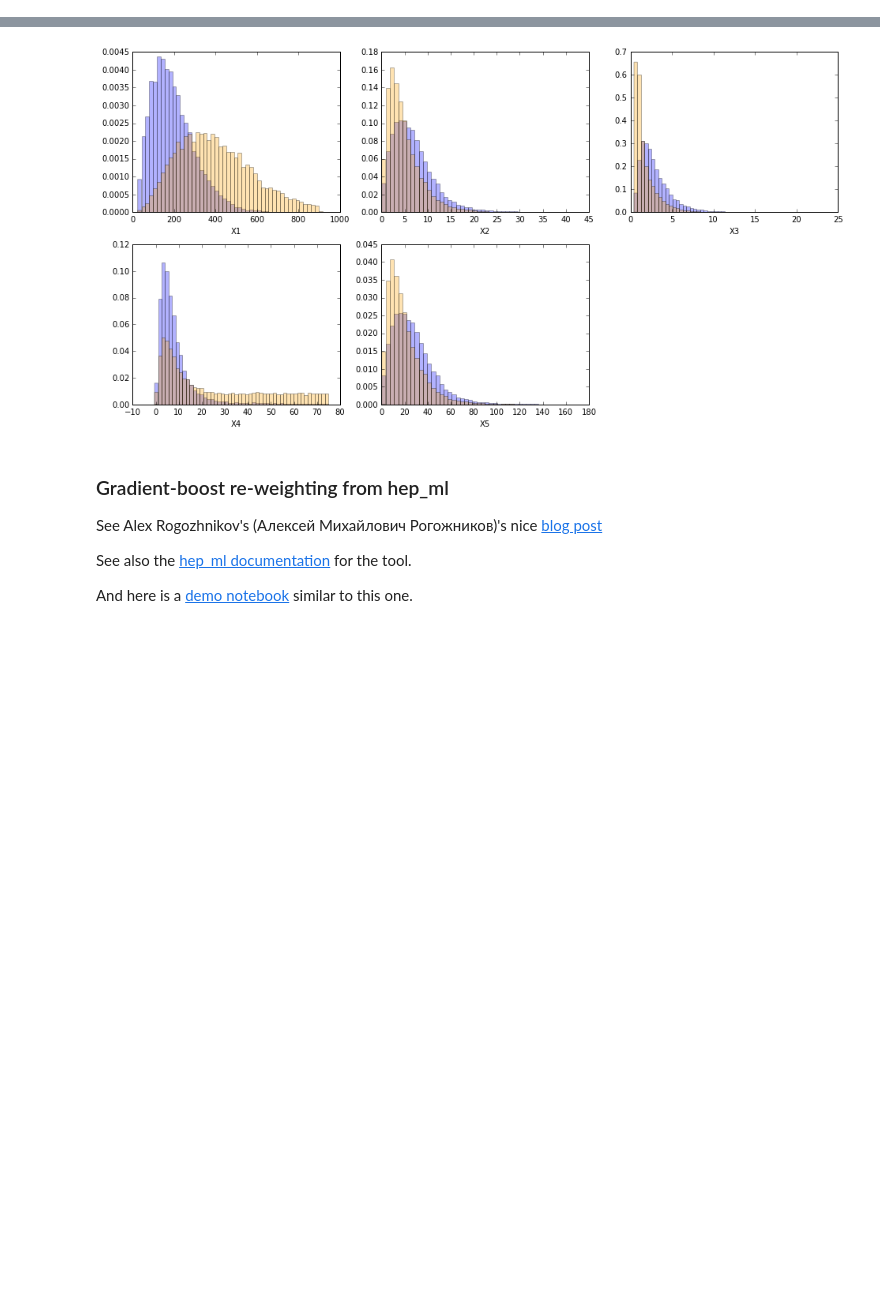
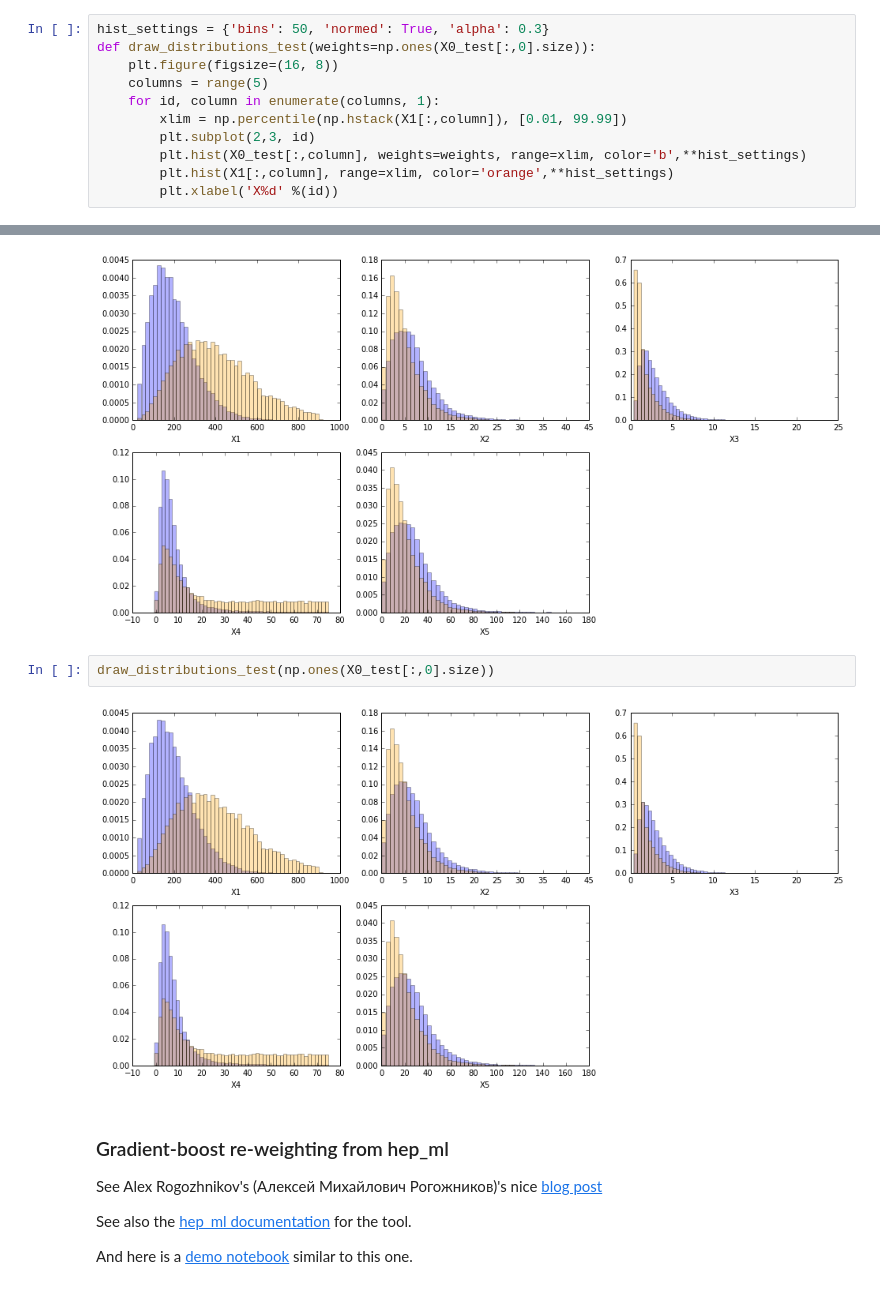
Before and after one commit to cranmer/carl-notebooks, a Jupyter notebook: reweighing-mc-data.ipynb, the cells around one changed output, grey strips where cells are left out. Drawn from its saved outputs; the diff is of its cells as text; blank space fills up the shorter version.

```diff
--- a/reweighing-mc-data.ipynb
+++ b/reweighing-mc-data.ipynb
@@ -134,6 +137,17 @@ def draw_distributions(weights=np.ones(X0[:,0].size)):
         plt.hist(X0[:,column], weights=weights, range=xlim, color='b',**hist_settings)
         plt.hist(X1[:,column], range=xlim, color='orange',**hist_settings)
         plt.xlabel('X%d' %(id))
+# %%
+hist_settings = {'bins': 50, 'normed': True, 'alpha': 0.3}
+def draw_distributions_test(weights=np.ones(X0_test[:,0].size)):
+    plt.figure(figsize=(16, 8))
+    columns = range(5)
+    for id, column in enumerate(columns, 1):
+        xlim = np.percentile(np.hstack(X1[:,column]), [0.01, 99.99])
+        plt.subplot(2,3, id)
+        plt.hist(X0_test[:,column], weights=weights, range=xlim, color='b',**hist_settings)
+        plt.hist(X1[:,column], range=xlim, color='orange',**hist_settings)
+        plt.xlabel('X%d' %(id))
 # %% [markdown]
 ### The unweighted 1-d distributions
 
@@ -142,6 +156,10 @@ Clearly the distributions look different
 draw_distributions(np.ones(X0[:,0].size))
 # %% [output]
 [figure]
+# %%
+draw_distributions_test(np.ones(X0_test[:,0].size))
+# %% [output]
+[figure, added]
 # %% [markdown]
 ### Gradient-boost re-weighting from hep_ml
 
```
Also changed, not shown: parts of 15 cells of this notebook, 9 other files.
